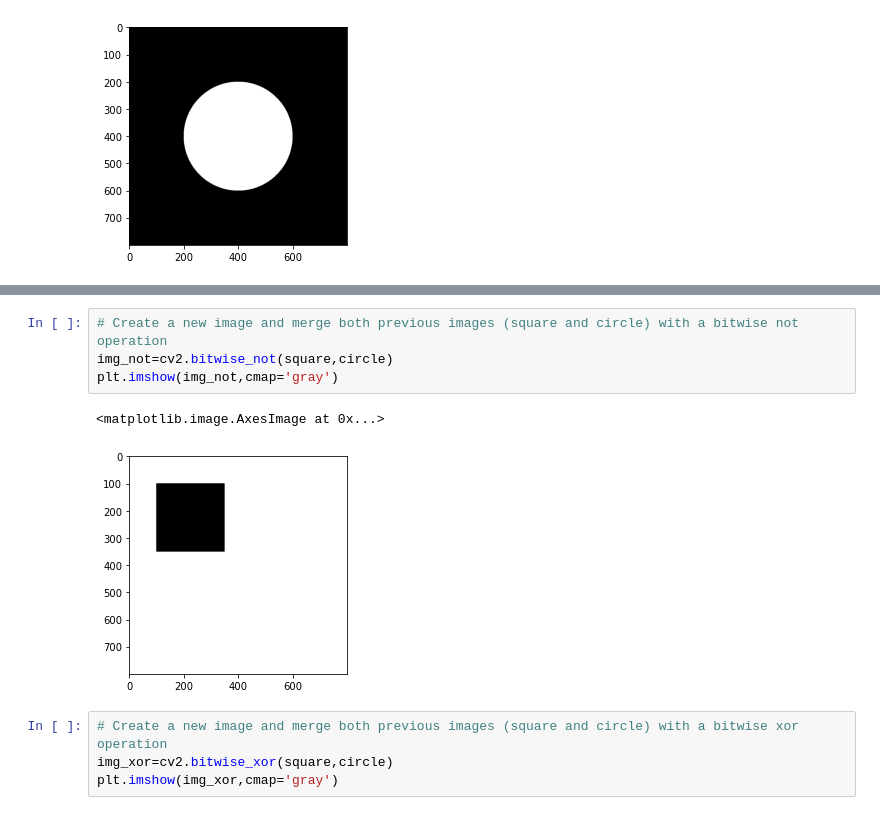
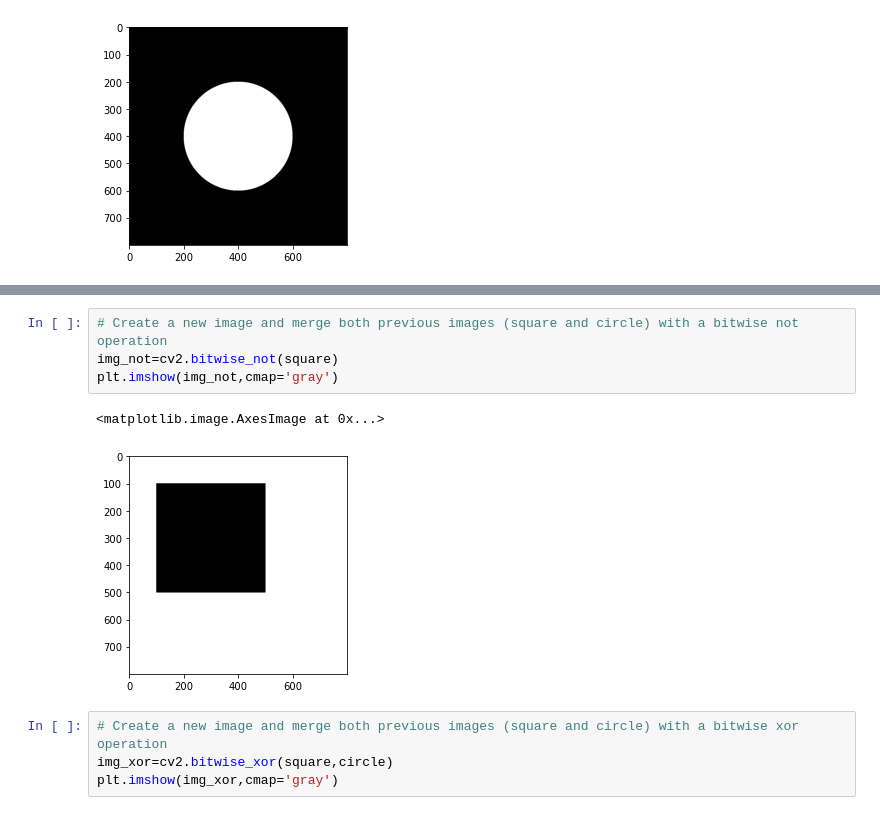
Before and after one commit to nsarkhanov/AI_Course_Exercise, a Jupyter notebook: M6-computer-vesion/D3/Bitwise operators.ipynb, the cells around one changed output, grey strips where cells are left out. Drawn from its saved outputs; the diff is of its cells as text.

```diff
--- a/M6-computer-vesion/D3/Bitwise operators.ipynb
+++ b/M6-computer-vesion/D3/Bitwise operators.ipynb
@@ -45,10 +45,10 @@ plt.imshow(img_or,cmap='gray')
 # %%
 # Create a new image and merge both previous images (square and circle) with a bitwise not operation
-img_not=cv2.bitwise_not(square,circle)
+img_not=cv2.bitwise_not(square)
 plt.imshow(img_not,cmap='gray')
 # %% [output]
 <matplotlib.image.AxesImage at 0x...>
-[figure, old version]
+[figure, new version]
 # %%
 # Create a new image and merge both previous images (square and circle) with a bitwise xor operation
 img_xor=cv2.bitwise_xor(square,circle)
```
Also changed, not shown: parts of 3 cells of this notebook.
